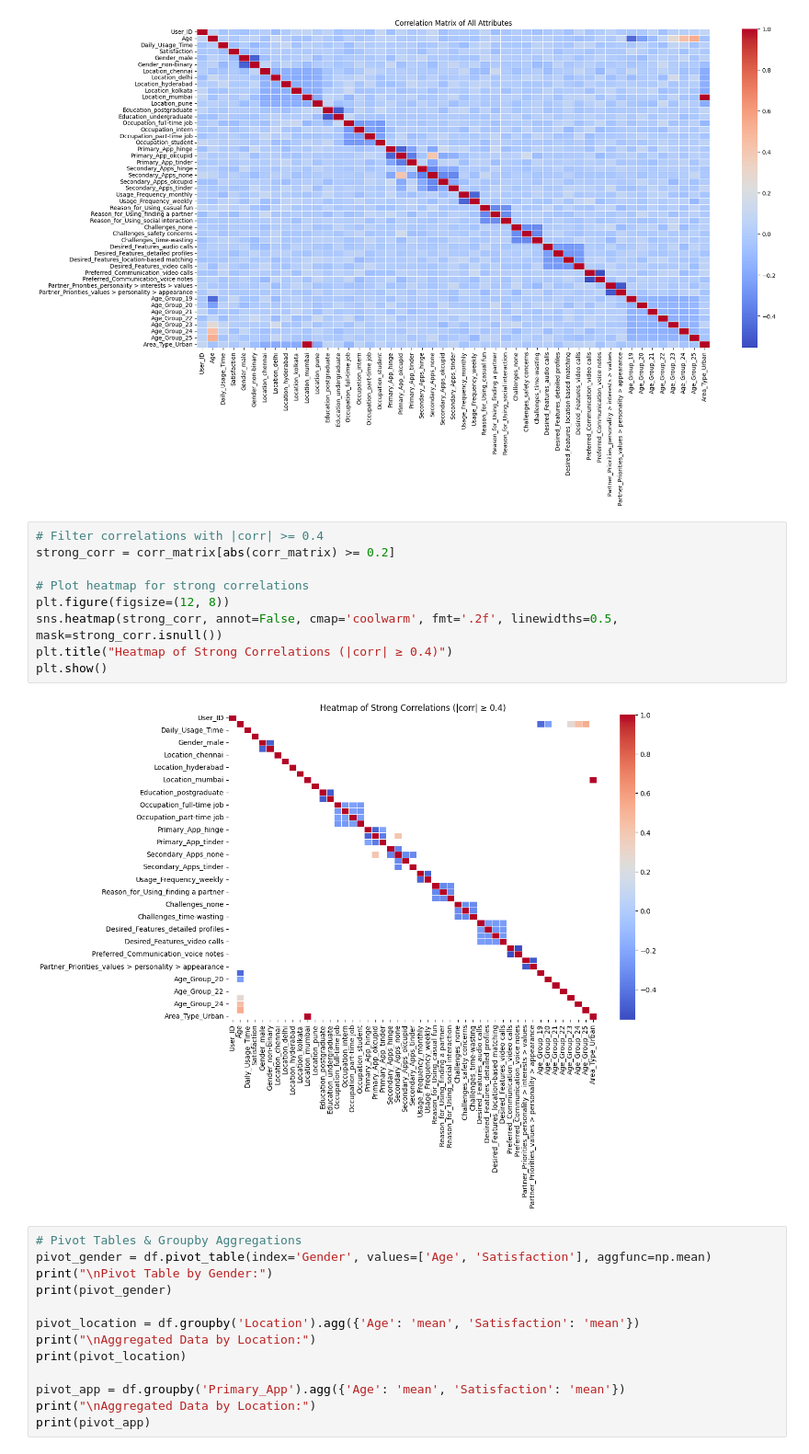
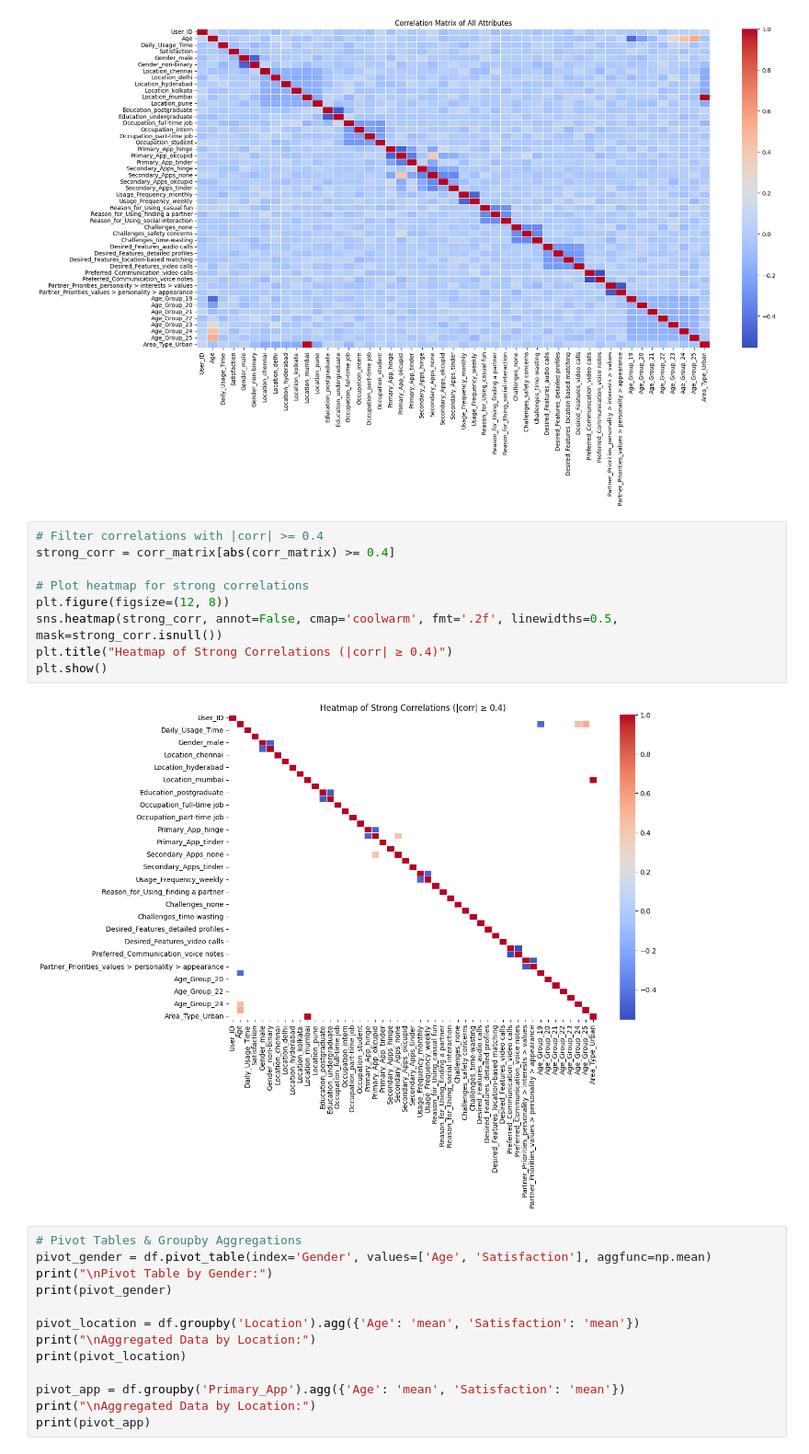
Before and after one commit to MrBubune/ML-EDA, a Jupyter notebook: notebooks/task_2.ipynb, the cells around one changed output. Shown at 92% size. Drawn from its saved outputs; the diff is of its cells as text.

```diff
--- a/notebooks/task_2.ipynb
+++ b/notebooks/task_2.ipynb
@@ -91,15 +92,15 @@ plt.show()
 [figure]
 # %%
 # Filter correlations with |corr| >= 0.4
-strong_corr = corr_matrix[abs(corr_matrix) >= 0.2]
+strong_corr = corr_matrix[abs(corr_matrix) >= 0.4]
 
 # Plot heatmap for strong correlations
 plt.figure(figsize=(12, 8))
 sns.heatmap(strong_corr, annot=False, cmap='coolwarm', fmt='.2f', linewidths=0.5, mask=strong_corr.isnull())
 plt.title("Heatmap of Strong Correlations (|corr| ≥ 0.4)")
 plt.show()
 # %% [output]
-[figure, old version]
+[figure, new version]
 # %%
 # Pivot Tables & Groupby Aggregations
 pivot_gender = df.pivot_table(index='Gender', values=['Age', 'Satisfaction'], aggfunc=np.mean)
```
Also changed, not shown: parts of 6 cells of this notebook, 1 other file.
